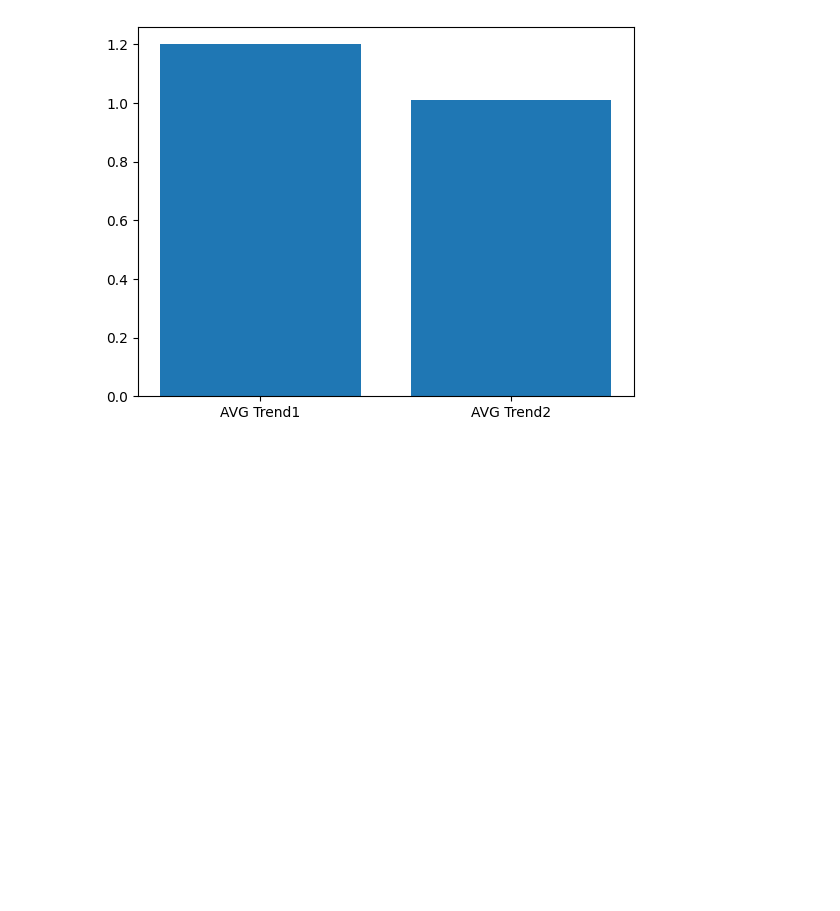
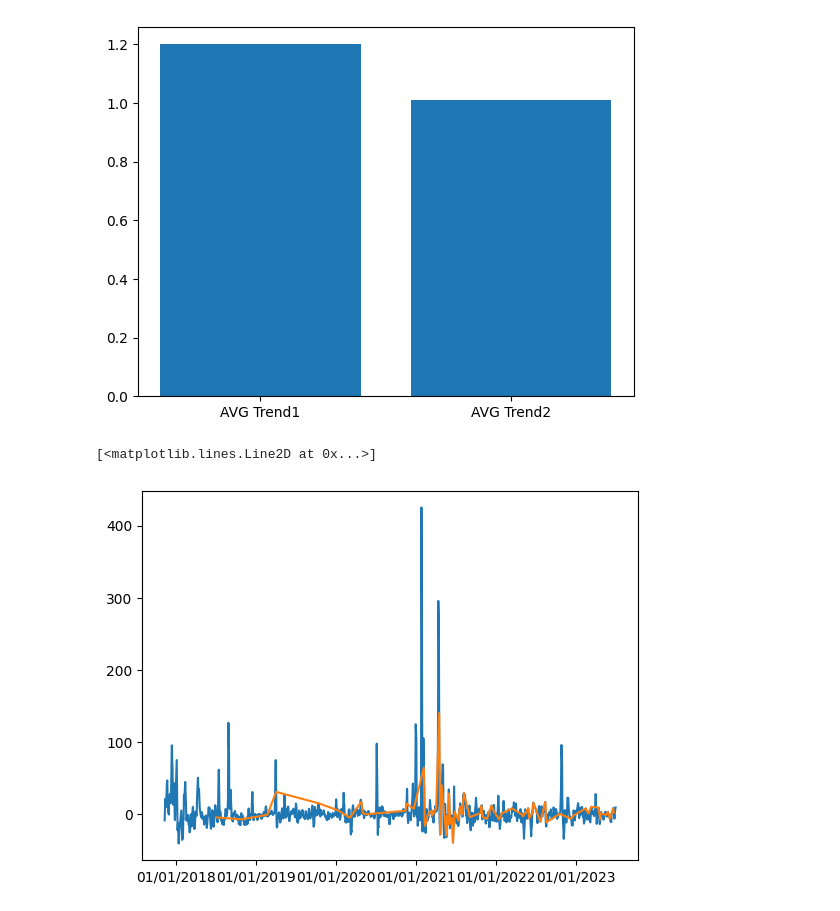
Before and after one commit to alphaname007/BigDataBandits, a Jupyter notebook: Abstract.ipynb, the cells around one changed output. Cells and saved outputs as stored; diff of their text form; code cells hidden in the pictures; blank space fills up the shorter version.

```diff
--- a/Abstract.ipynb
+++ b/Abstract.ipynb
@@ -62,6 +62,14 @@ import datetime
 import numpy as np
 import pandas as pd
 from sklearn.linear_model import LinearRegression
+
+def get_absolute(date:datetime, stock:pd.DataFrame, interval_length:int=5):
+    initial = get_trade_day_avg(date, stock)
+    final = get_trade_day_avg(date+datetime.timedelta(days=interval_length), stock)
+    if initial == None or final == None:
+        return None
+    else:
+        return (final - initial) / abs(initial) * 100
 
 def get_trend(date:datetime, stock:pd.DataFrame, interval_length:int=5):
     dates:list = get_dates(date, interval_length)
@@ -87,7 +95,7 @@ def get_trend(date:datetime, stock:pd.DataFrame, interval_length:int=5):
     return [change_percentage, avgs, dates, (start_price_model, end_price_model)]
 # %%
 def get_influences(stock:pd.DataFrame, Posts:pd.DataFrame=Posts, filter_list:list=[], hit:bool=False,):
-    influences:pd.DataFrame = pd.DataFrame(columns=['date', 'posts', 'count_posts', 'trend'])
+    influences:pd.DataFrame = pd.DataFrame(columns=['date', 'posts', 'count_posts', 'trend', 'absolute'])
     j = 0
     old_date = None
 
@@ -99,12 +107,15 @@ def get_influences(stock:pd.DataFrame, Posts:pd.DataFrame=Posts, filter_list:lis
             date = datetime.datetime.strptime(str(Post['datetime'])[0:18], '%Y-%m-%d %H:%M:%S').date()
 
             if date != old_date:
-                ret = get_trend(date, stock)
-                if ret == None:
+                ret_trend = get_trend(date, stock)
+                ret_absolute = get_absolute(date, stock)
+
+                if ret_trend == None or ret_absolute == None:
                     continue
                 else:
-                    trend, avgs, dates, model = ret
-                    influences.loc[j] = [date] + [[Post['text']]] + [0] + [trend]
+                    trend, avgs, dates, model = ret_trend
+                    absolute = ret_absolute
+                    influences.loc[j] = [date] + [[Post['text']]] + [0] + [trend] + [absolute]
                     old_date = date
                     j += 1
             else:
@@ -161,3 +172,14 @@ plt.bar(labels, avgs_trends)
 # %% [output]
 <BarContainer object of 2 artists>
 [figure]
+# %%
+import matplotlib.pyplot as plt
+import matplotlib.dates as mdates
+
+plt.gca().xaxis.set_major_formatter(mdates.DateFormatter('%m/%d/%Y'))
+
+plt.plot(influences1['date'], influences1['absolute'])
+plt.plot(influences2['date'], influences2['absolute'])
+# %% [output]
+[<matplotlib.lines.Line2D at 0x...>]
+[figure, added]
```
Also changed, not shown: parts of 3 cells of this notebook.
